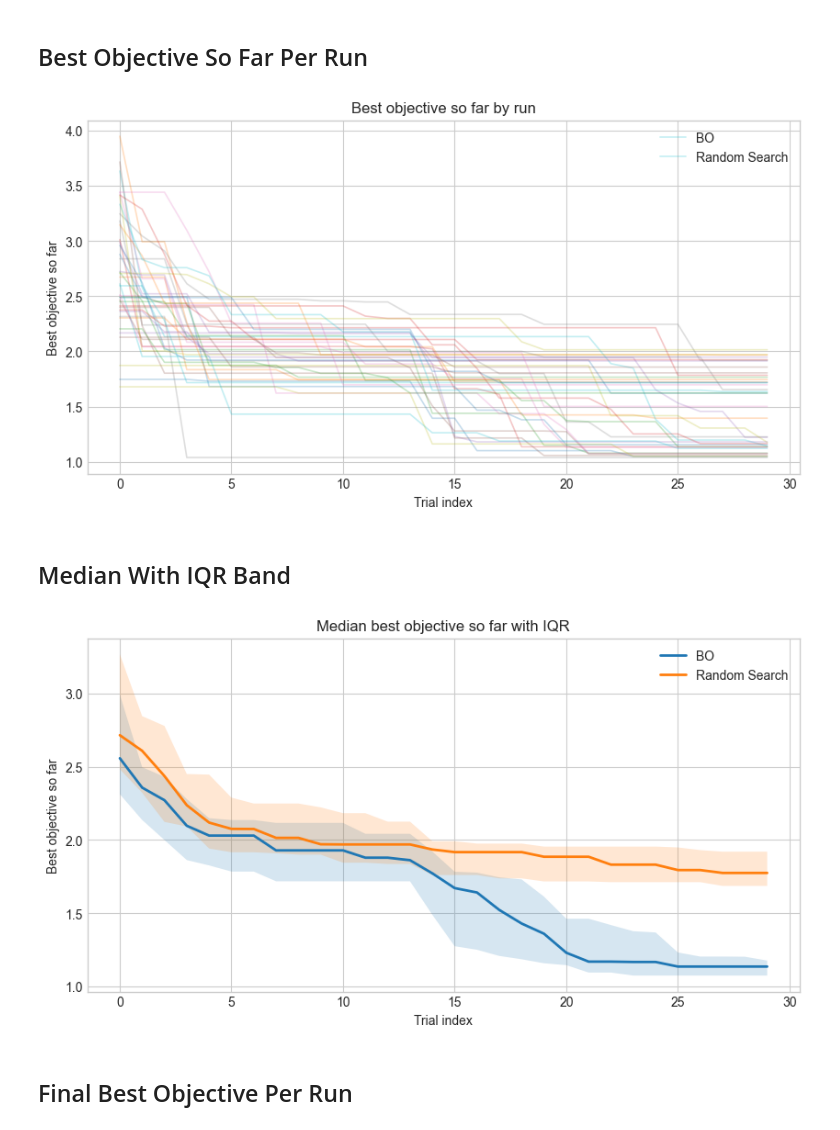
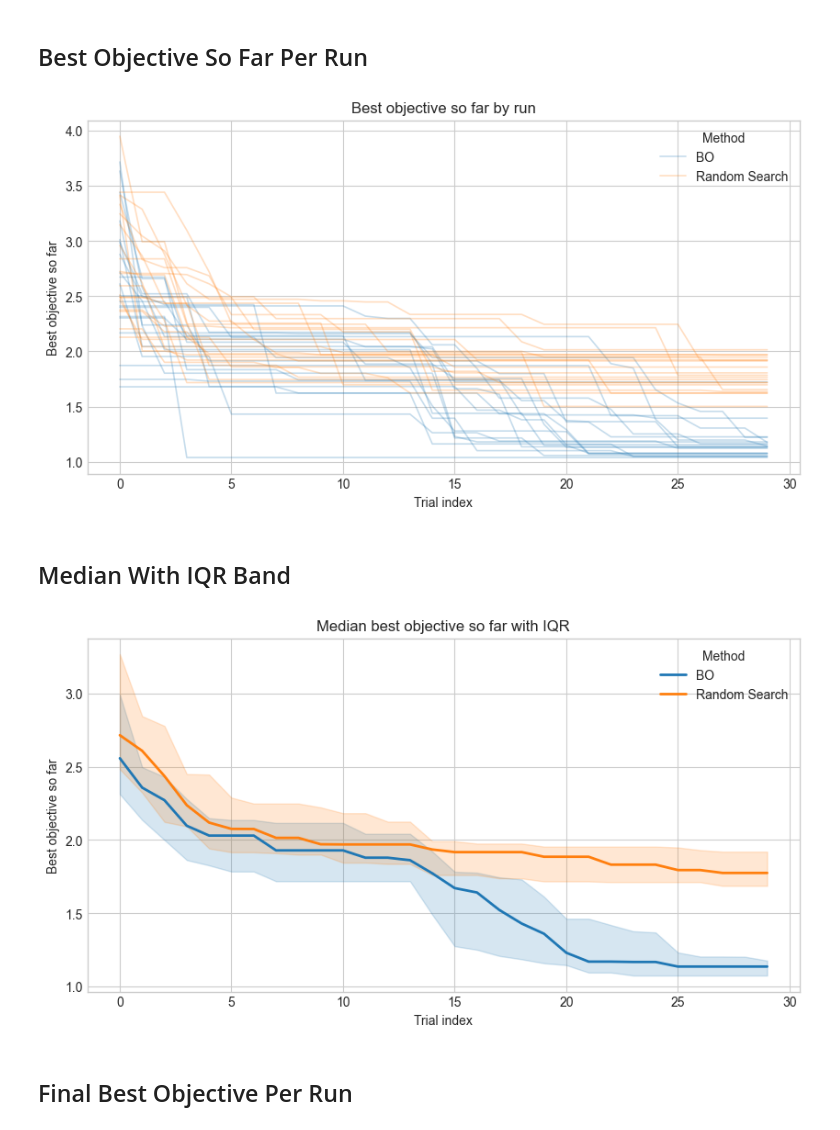
Before and after one commit to Dmfefnf/BA-Simulation-Optimization, a Jupyter notebook: BO/multi_run_analysis_changed_weighths.ipynb, the cells around one changed output. Cells and saved outputs as stored; diff of their text form; code cells hidden in the pictures.

Commit message:
Visualisations BO for discussion

```diff
--- a/BO/multi_run_analysis_changed_weighths.ipynb
+++ b/BO/multi_run_analysis_changed_weighths.ipynb
@@ -20,6 +20,23 @@ TRIAL_FILES = {
     "random_search": RESULTS_DIR / "random_search_all_trials.csv",
 }
 SUMMARY_FILE = RESULTS_DIR / "summary.csv"
+BEST_PARAMETERS_FILE = RESULTS_DIR / "best_parameters_summary.csv"
+
+PARAMETER_COLUMNS = [
+    "preparation_capacity",
+    "sorting_capacity",
+    "analysis1_capacity",
+    "analysis2_capacity",
+    "evaluation_capacity",
+    "dispatching_capacity",
+    "worker_capacity",
+]
+
+PARAMETER_LABELS = [column.replace("_capacity", "").replace("analysis", "analysis ") for column in PARAMETER_COLUMNS]
+METHOD_COLORS = {
+    "BO": "tab:blue",
+    "Random Search": "tab:orange",
+}
 # %%
 def load_trials() -> pd.DataFrame:
     existing = {method: path for method, path in TRIAL_FILES.items() if path.exists()}
@@ -73,43 +90,46 @@ Loaded 1200 trial rows from 20 run indices.
 # %%
 fig, ax = plt.subplots(figsize=(10, 5))
 
-for (method, run_index), run_df in trials.groupby(["method", "run_index"]):
+labeled_methods = set()
+for (method, run_index), run_df in trials.groupby(["method", "run_index"], sort=False):
+    label = method if method not in labeled_methods else "_nolegend_"
+    labeled_methods.add(method)
     ax.plot(
         run_df["trial_index"],
         run_df["best_objective_so_far"],
+        color=METHOD_COLORS.get(method),
         alpha=0.25,
         linewidth=1.2,
-        label=method,
+        label=label,
     )
 
-handles, labels = ax.get_legend_handles_labels()
-unique = dict(zip(labels, handles))
-ax.legend(unique.values(), unique.keys())
+ax.legend(title="Method")
 ax.set_title("Best objective so far by run")
 ax.set_xlabel("Trial index")
 ax.set_ylabel("Best objective so far")
 plt.show()
 # %% [output]
-[figure, old version]
+[figure, new version]
 # %% [markdown]
 ## Median With IQR Band
 # %%
 fig, ax = plt.subplots(figsize=(10, 5))
 
-for method, method_df in trials.groupby("method"):
+for method, method_df in trials.groupby("method", sort=False):
     grouped = method_df.groupby("trial_index")["best_objective_so_far"]
     stats = grouped.quantile([0.25, 0.5, 0.75]).unstack()
     stats.columns = ["q25", "median", "q75"]
-    ax.plot(stats.index, stats["median"], linewidth=2.0, label=method)
-    ax.fill_between(stats.index, stats["q25"], stats["q75"], alpha=0.18)
+    color = METHOD_COLORS.get(method)
+    ax.plot(stats.index, stats["median"], linewidth=2.0, color=color, label=method)
+    ax.fill_between(stats.index, stats["q25"], stats["q75"], color=color, alpha=0.18)
 
-ax.legend()
+ax.legend(title="Method")
 ax.set_title("Median best objective so far with IQR")
 ax.set_xlabel("Trial index")
 ax.set_ylabel("Best objective so far")
 plt.show()
 # %% [output]
-[figure, old version]
+[figure, new version]
 # %% [markdown]
 ## Final Best Objective Per Run
 # %%
```
Also changed, not shown: parts of 2 cells of this notebook, 3 other files.
